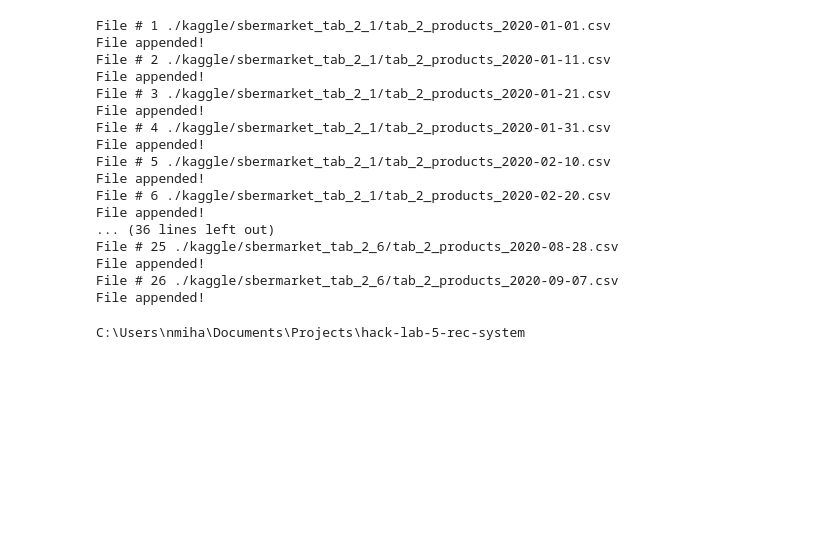
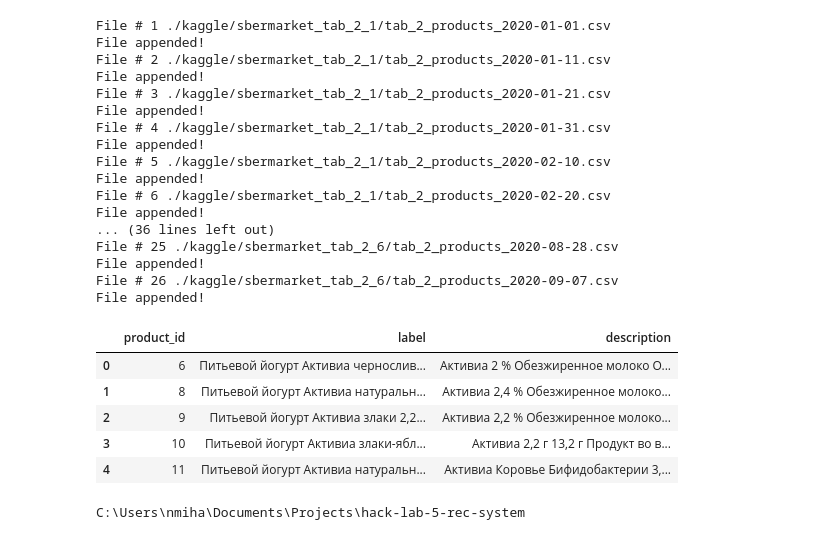
Before and after one commit to dimastiny/Why_not_features, a Jupyter notebook: [Data prep] Mikhailovskiy WhyNot.ipynb, the cells around one changed output. Drawn from its saved outputs; the diff is of its cells as text; code cells hidden in the pictures; blank space fills up the shorter version.

```diff
--- a/[Data prep] Mikhailovskiy WhyNot.ipynb
+++ b/[Data prep] Mikhailovskiy WhyNot.ipynb
@@ -368,4 +399,14 @@ File # 25 ./kaggle/sbermarket_tab_2_6/tab_2_products_2020-08-28.csv
 File appended!
 File # 26 ./kaggle/sbermarket_tab_2_6/tab_2_products_2020-09-07.csv
 File appended!
+# %%
+test = pd.read_csv("./kaggle/products_lexical.csv")
+test.head()
+# %% [output]
+|  | product_id | label | description |
+| 0 | 6 | Питьевой йогурт Активиа чернослив... | Активиа 2 % Обезжиренное молоко О... |
+| 1 | 8 | Питьевой йогурт Активиа натуральн... | Активиа 2,4 % Обезжиренное молоко... |
+| 2 | 9 | Питьевой йогурт Активиа злаки 2,2... | Активиа 2,2 % Обезжиренное молоко... |
+| 3 | 10 | Питьевой йогурт Активиа злаки-ябл... | Активиа 2,2 г 13,2 г Продукт во в... |
+| 4 | 11 | Питьевой йогурт Активиа натуральн... | Активиа Коровье Бифидобактерии 3,... |
 # %%
```
Also changed, not shown: parts of 4 cells of this notebook, 1 other file.
